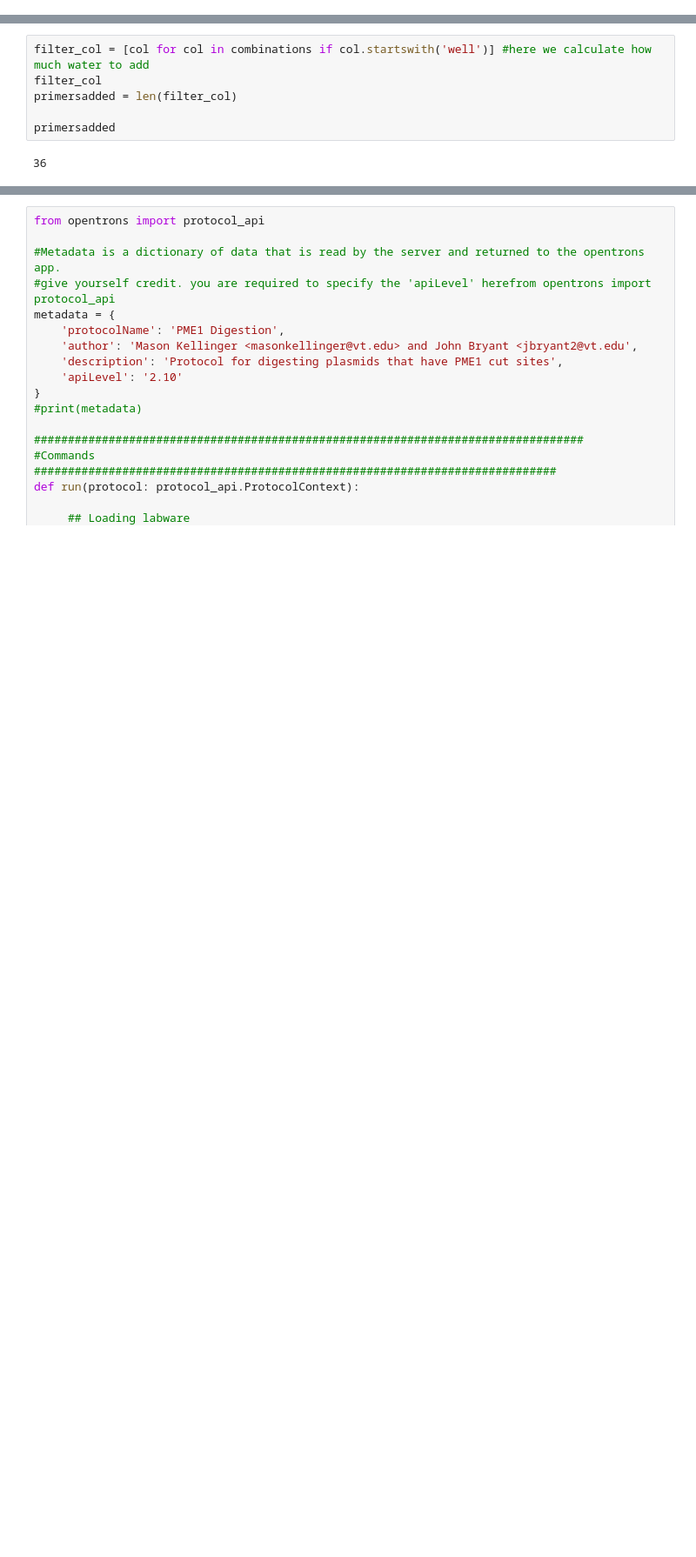
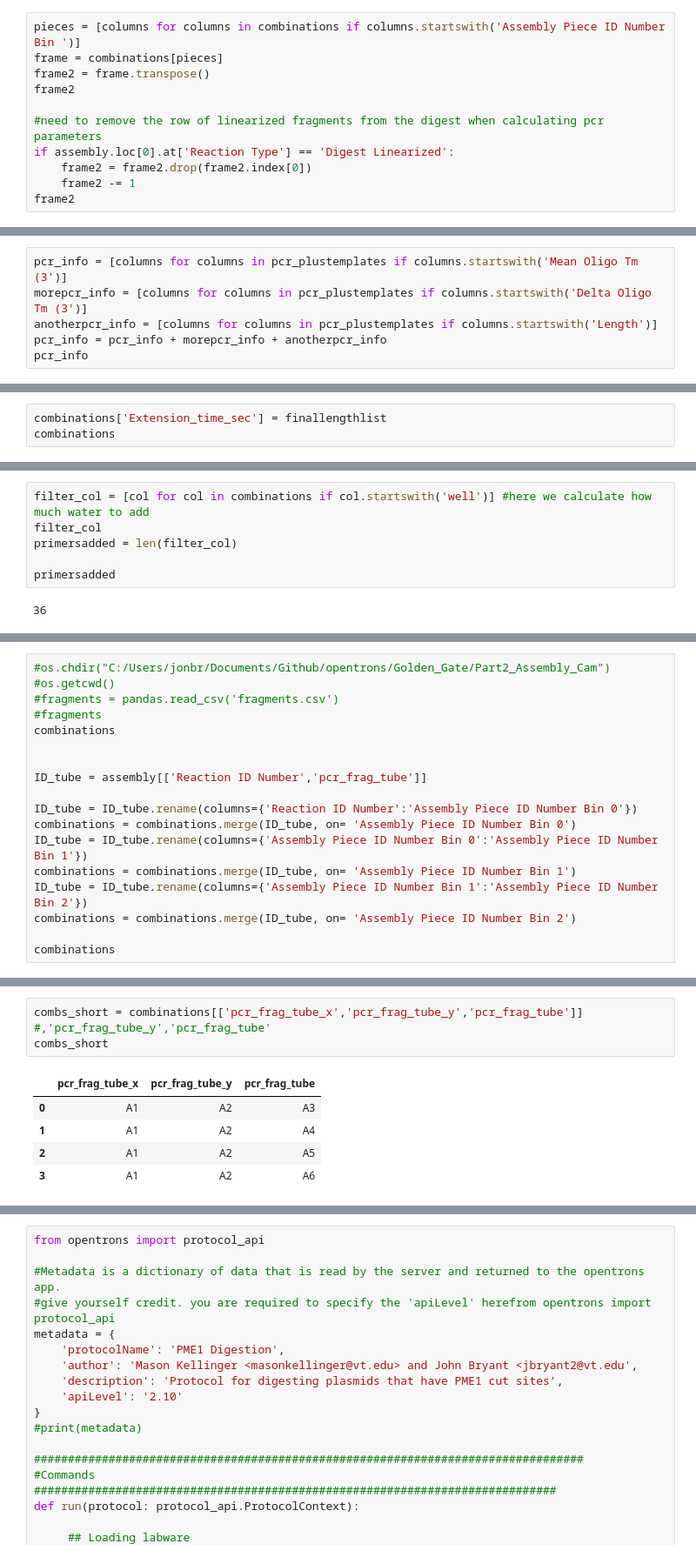
Before and after one commit to PlantSynBioLab/AssemblyTron, a Jupyter notebook: Golden_Gate/Part1_PCR_Mason/Part1_PCR.ipynb, the cells around one changed output, grey strips where cells are left out. Shown at 87% size. Cells and saved outputs as stored; diff of their text form; blank space fills up the shorter version.

Commit message:
integrated part2 into part 1.
not necessary to use part 2 script anymore

```diff
--- a/Golden_Gate/Part1_PCR_Mason/Part1_PCR.ipynb
+++ b/Golden_Gate/Part1_PCR_Mason/Part1_PCR.ipynb
@@ -360,3 +369,14 @@ combinations_plustemplocs
 | 1 | 1 | pmas00002 | Golden-gate | (pIWG) | 0 | (GFP_plus_link) | ... |
 | 2 | 2 | pmas00003 | Golden-gate | (pIWG) | 0 | (GFP_plus_link) | ... |
 | 3 | 3 | pmas00004 | Golden-gate | (pIWG) | 0 | (GFP_plus_link) | ... |
+# %%
+pieces = [columns for columns in combinations if columns.startswith('Assembly Piece ID Number Bin ')]
+frame = combinations[pieces]
+frame2 = frame.transpose()
+frame2
+
+#need to remove the row of linearized fragments from the digest when calculating pcr parameters
+if assembly.loc[0].at['Reaction Type'] == 'Digest Linearized':
+    frame2 = frame2.drop(frame2.index[0])
+    frame2 -= 1
+frame2
@@ -362,0 +387,6 @@ combinations_plustemplocs
+# %%
+pcr_info = [columns for columns in pcr_plustemplates if columns.startswith('Mean Oligo Tm (3')]
+morepcr_info = [columns for columns in pcr_plustemplates if columns.startswith('Delta Oligo Tm (3')]
+anotherpcr_info = [columns for columns in pcr_plustemplates if columns.startswith('Length')]
+pcr_info = pcr_info + morepcr_info + anotherpcr_info
+pcr_info
@@ -362,0 +472,3 @@ combinations_plustemplocs
+# %%
+combinations['Extension_time_sec'] = finallengthlist
+combinations
@@ -878,0 +1102,18 @@ plasmid
+# %%
+#os.chdir("C:/Users/jonbr/Documents/Github/opentrons/Golden_Gate/Part2_Assembly_Cam")
+#os.getcwd()
+#fragments = pandas.read_csv('fragments.csv')
+#fragments
+combinations
+
+
+ID_tube = assembly[['Reaction ID Number','pcr_frag_tube']]
+
+ID_tube = ID_tube.rename(columns={'Reaction ID Number':'Assembly Piece ID Number Bin 0'})
+combinations = combinations.merge(ID_tube, on= 'Assembly Piece ID Number Bin 0')
+ID_tube = ID_tube.rename(columns={'Assembly Piece ID Number Bin 0':'Assembly Piece ID Number Bin 1'})
+combinations = combinations.merge(ID_tube, on= 'Assembly Piece ID Number Bin 1')
+ID_tube = ID_tube.rename(columns={'Assembly Piece ID Number Bin 1':'Assembly Piece ID Number Bin 2'})
+combinations = combinations.merge(ID_tube, on= 'Assembly Piece ID Number Bin 2')
+
+combinations
@@ -878,0 +1134,9 @@ plasmid
+# %%
+combs_short = combinations[['pcr_frag_tube_x','pcr_frag_tube_y','pcr_frag_tube']] #,'pcr_frag_tube_y','pcr_frag_tube'
+combs_short
+# %% [output]
+|  | pcr_frag_tube_x | pcr_frag_tube_y | pcr_frag_tube |
+| 0 | A1 | A2 | A3 |
+| 1 | A1 | A2 | A4 |
+| 2 | A1 | A2 | A5 |
+| 3 | A1 | A2 | A6 |
```
Also changed, not shown: parts of 41 cells of this notebook.
